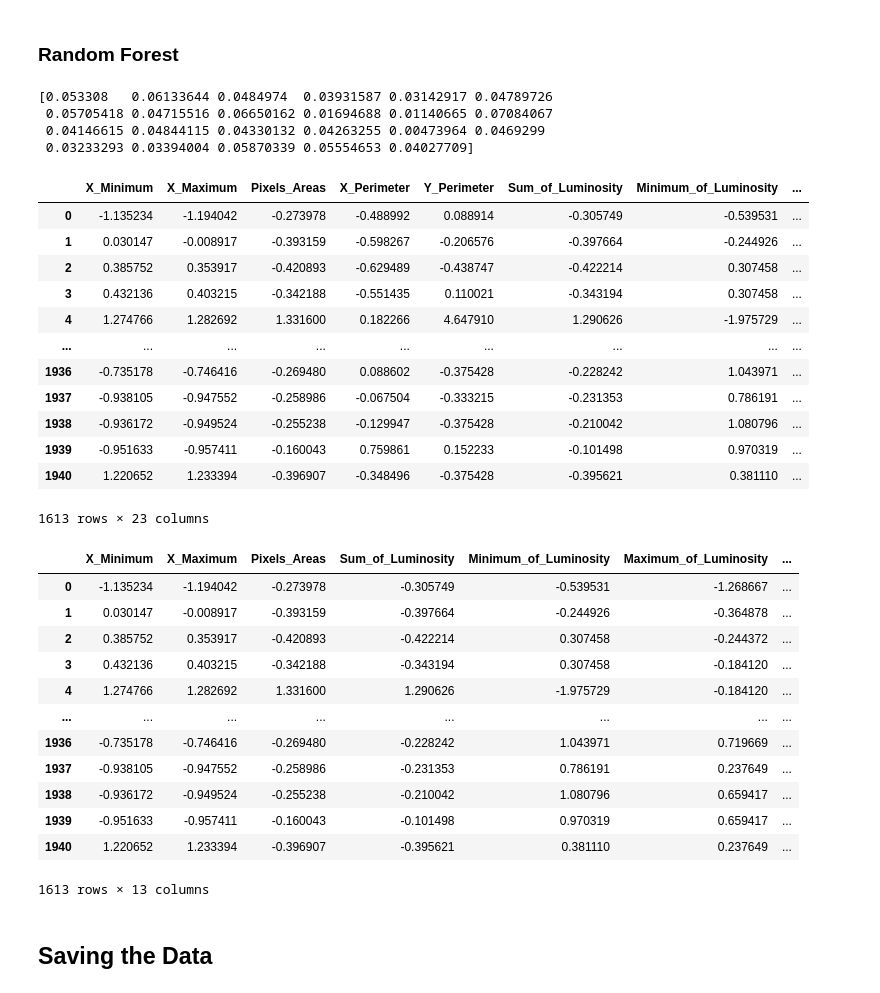
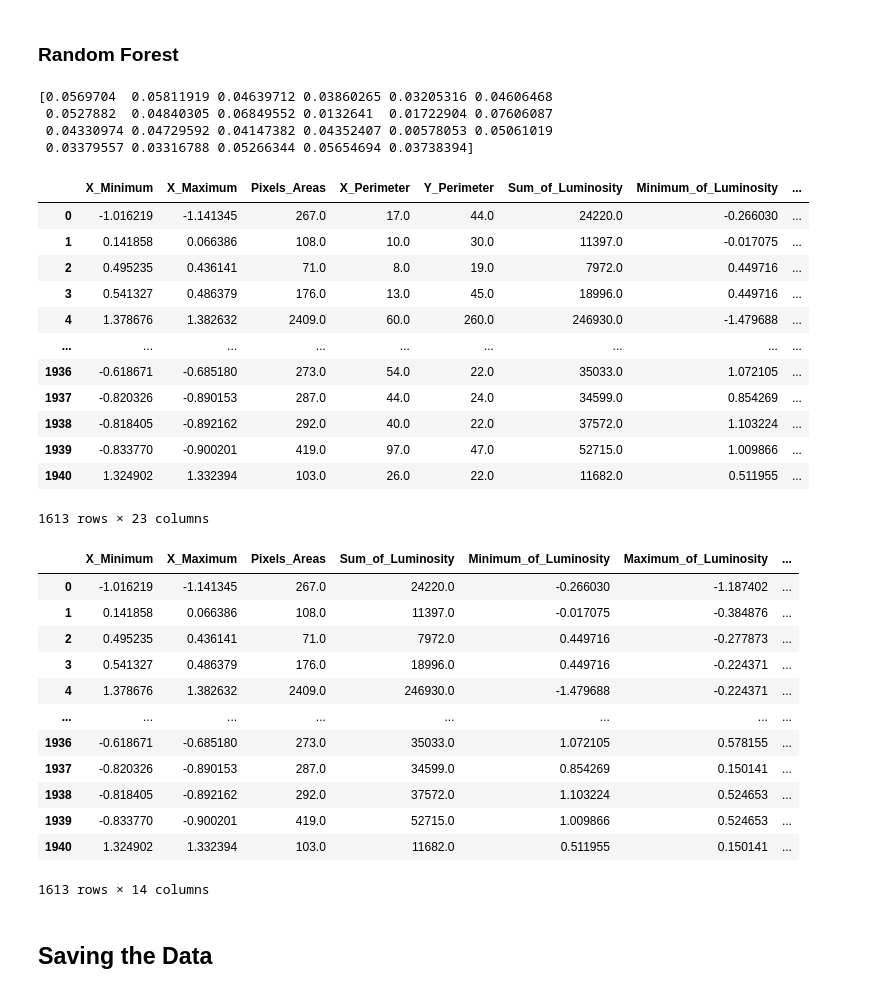
Before and after one commit to AmalAkh/zneus-project-1, a Jupyter notebook: normalization.ipynb, the cells around one changed output. Drawn from its saved outputs; the diff is of its cells as text; code cells hidden in the pictures.

```diff
--- a/normalization.ipynb
+++ b/normalization.ipynb
@@ -58,3 +58,6 @@ df.duplicated().any()
 np.False_
 # %% [markdown]
 No duplicates
+# %%
+feature_cols = [*df.columns[:len(df.columns)-7]]
+feature_cols
@@ -60,0 +82,3 @@ No duplicates
+# %%
+normalized_df = (df[feature_cols] - df[feature_cols].mean())/df[feature_cols].std()
+normalized_df
@@ -79,7 +137,7 @@ columns_to_ignore = [
 columns_to_check_outliers = [col for col in columns_to_check_outliers if col not in columns_to_ignore]
 print(columns_to_check_outliers)
 z_score = stats.zscore(df[columns_to_check_outliers])
-df_clean = df.copy()
+df_clean = df2.copy()
 df_clean = df_clean[(abs(z_score) < 4).all(axis=1)]
 # %% [output]
 ['Y_Minimum', 'Y_Maximum', 'Pixels_Areas', 'X_Perimeter', 'Y_Perimeter', 'Sum_of_Luminosity', 'Minimum_of_Luminosity', 'Maximum_of_Luminosity', 'Steel_Plate_Thickness', 'Empty_Index', 'Outside_X_Index ...
@@ -228,10 +226,10 @@ from sklearn.ensemble import RandomForestClassifier
 from sklearn.feature_selection import SelectFromModel
 
 columns_to_ignore = ["Pastry", "Z_Scratch", "K_Scratch", "Stains", "Dirtiness", "Bumps", "Class"]
-df_feature_sel = df2.drop(columns=columns_to_ignore)
+df_feature_sel = df_clean.drop(columns=columns_to_ignore)
 
 # Selecting the target column
-target = df2["Class"]
+target = df_clean["Class"]
 
 clf = RandomForestClassifier()
 clf = clf.fit(df_feature_sel, target)
@@ -244,43 +242,43 @@ selected_columns = df_feature_sel.columns[mask]
 
 df_ranFor = df_feature_sel.loc[:, selected_columns]
 # %% [output]
-[0.053308   0.06133644 0.0484974  0.03931587 0.03142917 0.04789726
- 0.05705418 0.04715516 0.06650162 0.01694688 0.01140665 0.07084067
- 0.04146615 0.04844115 0.04330132 0.04263255 0.00473964 0.0469299
- 0.03233293 0.03394004 0.05870339 0.05554653 0.04027709]
+[0.0569704  0.05811919 0.04639712 0.03860265 0.03205316 0.04606468
+ 0.0527882  0.04840305 0.06849552 0.0132641  0.01722904 0.07606087
+ 0.04330974 0.04729592 0.04147382 0.04352407 0.00578053 0.05061019
+ 0.03379557 0.03316788 0.05266344 0.05654694 0.03738394]
 # %%
 df_feature_sel
 # %% [output]
 |  | X_Minimum | X_Maximum | Pixels_Areas | X_Perimeter | Y_Perimeter | Sum_of_Luminosity | Minimum_of_Luminosity | ... |
-| 0 | -1.135234 | -1.194042 | -0.273978 | -0.488992 | 0.088914 | -0.305749 | -0.539531 | ... |
-| 1 | 0.030147 | -0.008917 | -0.393159 | -0.598267 | -0.206576 | -0.397664 | -0.244926 | ... |
-| 2 | 0.385752 | 0.353917 | -0.420893 | -0.629489 | -0.438747 | -0.422214 | 0.307458 | ... |
-| 3 | 0.432136 | 0.403215 | -0.342188 | -0.551435 | 0.110021 | -0.343194 | 0.307458 | ... |
-| 4 | 1.274766 | 1.282692 | 1.331600 | 0.182266 | 4.647910 | 1.290626 | -1.975729 | ... |
+| 0 | -1.016219 | -1.141345 | 267.0 | 17.0 | 44.0 | 24220.0 | -0.266030 | ... |
+| 1 | 0.141858 | 0.066386 | 108.0 | 10.0 | 30.0 | 11397.0 | -0.017075 | ... |
+| 2 | 0.495235 | 0.436141 | 71.0 | 8.0 | 19.0 | 7972.0 | 0.449716 | ... |
+| 3 | 0.541327 | 0.486379 | 176.0 | 13.0 | 45.0 | 18996.0 | 0.449716 | ... |
+| 4 | 1.378676 | 1.382632 | 2409.0 | 60.0 | 260.0 | 246930.0 | -1.479688 | ... |
 | ... | ... | ... | ... | ... | ... | ... | ... | ... |
-| 1936 | -0.735178 | -0.746416 | -0.269480 | 0.088602 | -0.375428 | -0.228242 | 1.043971 | ... |
-| 1937 | -0.938105 | -0.947552 | -0.258986 | -0.067504 | -0.333215 | -0.231353 | 0.786191 | ... |
-| 1938 | -0.936172 | -0.949524 | -0.255238 | -0.129947 | -0.375428 | -0.210042 | 1.080796 | ... |
-| 1939 | -0.951633 | -0.957411 | -0.160043 | 0.759861 | 0.152233 | -0.101498 | 0.970319 | ... |
-| 1940 | 1.220652 | 1.233394 | -0.396907 | -0.348496 | -0.375428 | -0.395621 | 0.381110 | ... |
+| 1936 | -0.618671 | -0.685180 | 273.0 | 54.0 | 22.0 | 35033.0 | 1.072105 | ... |
+| 1937 | -0.820326 | -0.890153 | 287.0 | 44.0 | 24.0 | 34599.0 | 0.854269 | ... |
+| 1938 | -0.818405 | -0.892162 | 292.0 | 40.0 | 22.0 | 37572.0 | 1.103224 | ... |
+| 1939 | -0.833770 | -0.900201 | 419.0 | 97.0 | 47.0 | 52715.0 | 1.009866 | ... |
+| 1940 | 1.324902 | 1.332394 | 103.0 | 26.0 | 22.0 | 11682.0 | 0.511955 | ... |
 1613 rows × 23 columns
 # %%
-df_ranFor["Class"] = df2["Class"]
+df_ranFor["Class"] = df_clean["Class"]
 df_ranFor
 # %% [output]
 |  | X_Minimum | X_Maximum | Pixels_Areas | Sum_of_Luminosity | Minimum_of_Luminosity | Maximum_of_Luminosity | ... |
-| 0 | -1.135234 | -1.194042 | -0.273978 | -0.305749 | -0.539531 | -1.268667 | ... |
-| 1 | 0.030147 | -0.008917 | -0.393159 | -0.397664 | -0.244926 | -0.364878 | ... |
-| 2 | 0.385752 | 0.353917 | -0.420893 | -0.422214 | 0.307458 | -0.244372 | ... |
-| 3 | 0.432136 | 0.403215 | -0.342188 | -0.343194 | 0.307458 | -0.184120 | ... |
-| 4 | 1.274766 | 1.282692 | 1.331600 | 1.290626 | -1.975729 | -0.184120 | ... |
+| 0 | -1.016219 | -1.141345 | 267.0 | 24220.0 | -0.266030 | -1.187402 | ... |
+| 1 | 0.141858 | 0.066386 | 108.0 | 11397.0 | -0.017075 | -0.384876 | ... |
+| 2 | 0.495235 | 0.436141 | 71.0 | 7972.0 | 0.449716 | -0.277873 | ... |
+| 3 | 0.541327 | 0.486379 | 176.0 | 18996.0 | 0.449716 | -0.224371 | ... |
+| 4 | 1.378676 | 1.382632 | 2409.0 | 246930.0 | -1.479688 | -0.224371 | ... |
 | ... | ... | ... | ... | ... | ... | ... | ... |
-| 1936 | -0.735178 | -0.746416 | -0.269480 | -0.228242 | 1.043971 | 0.719669 | ... |
-| 1937 | -0.938105 | -0.947552 | -0.258986 | -0.231353 | 0.786191 | 0.237649 | ... |
-| 1938 | -0.936172 | -0.949524 | -0.255238 | -0.210042 | 1.080796 | 0.659417 | ... |
-| 1939 | -0.951633 | -0.957411 | -0.160043 | -0.101498 | 0.970319 | 0.659417 | ... |
-| 1940 | 1.220652 | 1.233394 | -0.396907 | -0.395621 | 0.381110 | 0.237649 | ... |
+| 1936 | -0.618671 | -0.685180 | 273.0 | 35033.0 | 1.072105 | 0.578155 | ... |
+| 1937 | -0.820326 | -0.890153 | 287.0 | 34599.0 | 0.854269 | 0.150141 | ... |
+| 1938 | -0.818405 | -0.892162 | 292.0 | 37572.0 | 1.103224 | 0.524653 | ... |
+| 1939 | -0.833770 | -0.900201 | 419.0 | 52715.0 | 1.009866 | 0.524653 | ... |
+| 1940 | 1.324902 | 1.332394 | 103.0 | 11682.0 | 0.511955 | 0.150141 | ... |
-1613 rows × 13 columns
+1613 rows × 14 columns
 # %% [markdown]
 ## Saving the Data
 # %%
```
Also changed, not shown: parts of 16 cells of this notebook, 8 other files.
